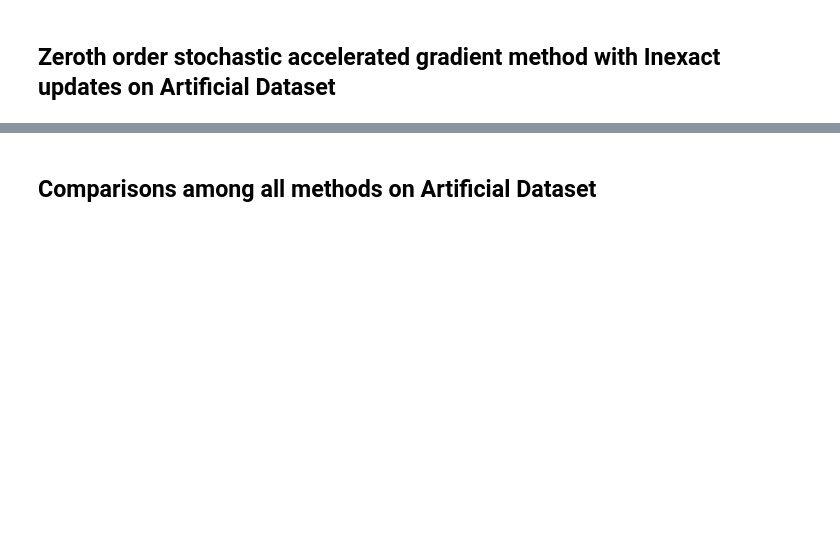
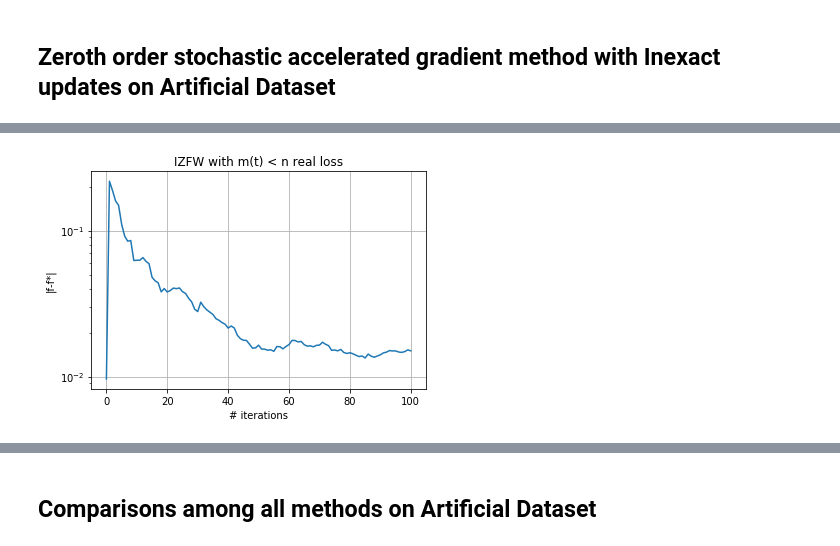
Before and after one commit to liacov/OPTproj, a Jupyter notebook: notebooks/LassoRegression.ipynb, the cells around one changed output, grey strips where cells are left out. Cells and saved outputs as stored; diff of their text form; code cells hidden in the pictures; blank space fills up the shorter version.

```diff
--- a/notebooks/LassoRegression.ipynb
+++ b/notebooks/LassoRegression.ipynb
@@ -570,4 +546,4 @@ Wall time: 2.59 s
 # %%
-loss_i = np.load("../Data/results/loss_IZFW_lasso_AD.npy", loss)
-f_i = np.load("../Data/results/function_IZFW_lasso_AD.npy", f_values)
-inner = np.load() #TODO
+loss_i = np.load("../Data/results/loss_IZFW_AD_long.npy")
+f_i = np.load("../Data/results/function_IZFW_AD_long.npy")
+inner_i = np.load("../Data/results/inner_IZFW_AD_long.npy")
@@ -580,0 +570,10 @@ plt.plot(f_values)
+# %%
+F_eval_i = np.abs(f_i - f_star)
+plt.plot(F_eval_i)
+plt.yscale("log")
+plt.ylabel("|f-f*|")
+plt.title("IZFW with m(t) < n real loss")
+plt.xlabel("# iterations")
+plt.grid()
+# %% [output]
+[figure, added]
```
Also changed, not shown: parts of 29 cells of this notebook, 13 other files.
